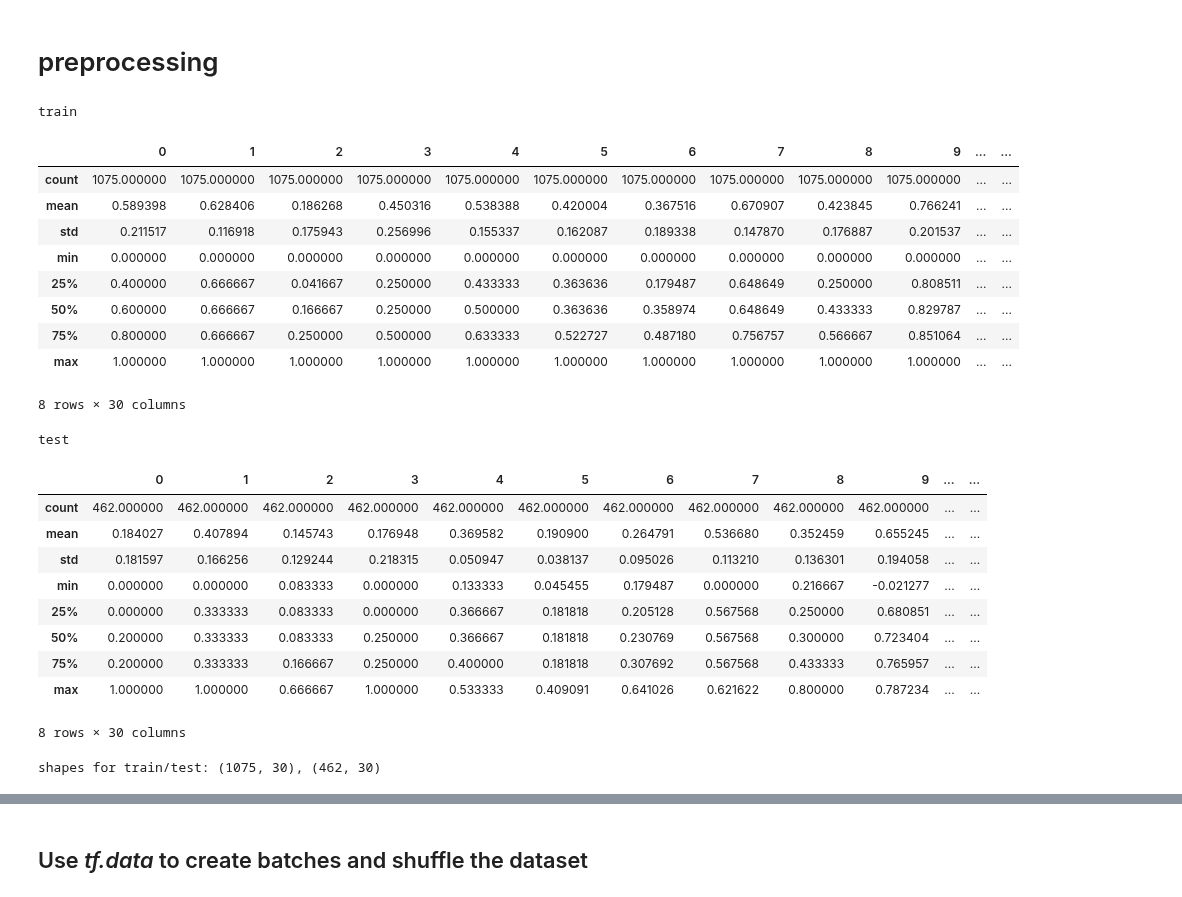
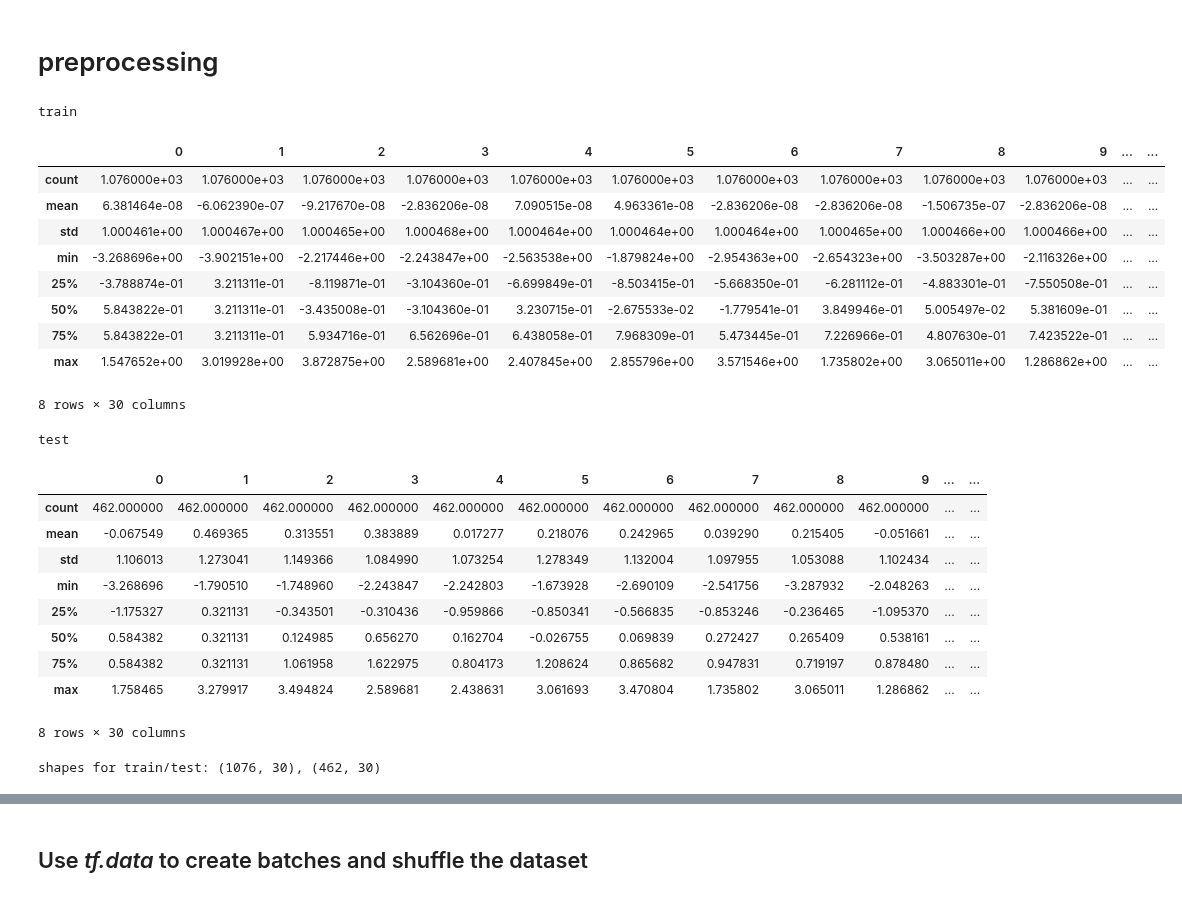
Before and after one commit to samuelsmal/drosophVAE, a Jupyter notebook: reparam_vae.ipynb, the cells around one changed output, grey strips where cells are left out. Saved outputs shown, nothing was run; the diff lists cells and outputs as text; code cells hidden in the pictures.

```diff
--- a/reparam_vae.ipynb
+++ b/reparam_vae.ipynb
@@ -94,7 +94,7 @@ run_config = {
     'time_series_length': 10,      # note that this is equal to the minimal wanted receptive field length
     'conv_layer_kernel_size': 2,   # you can set either this or `n_conv_layers` to None, it will be automatically computed. see section `Doc` for an explanation.
     'n_conv_layers': None,         # you can set either this or `conv_layer_kernel_size` to None, it will be automatically computed. see section `Doc` for an explanation.
-    'latent_dim': 2,               # should be adapted given the input dim
+    'latent_dim': 8,               # should be adapted given the input dim
     'batch_size': 100
 }
 
@@ -244,6 +244,7 @@ def _prep_2d_pos_data_(x):
 # scaling the data to be in [0, 1]
 # this is due to the sigmoid activation function in the reconstruction (and because ANN train better with normalised data) (which it is not...)
 scaler = MinMaxScaler()
+scaler = StandardScaler()
 
 #
 # reshapping the data
@@ -287,51 +288,51 @@ if run_config['debug']:
         reshaped_joint_position = _to_time_series_(reshaped_joint_position)
 
 #
 # split and apply scaler
 #
 
 if reshaped_joint_position.shape[0] > 10**5:
     n_of_data_points = int(reshaped_joint_position.shape[0] * 0.9)
 else:
     n_of_data_points = int(reshaped_joint_position.shape[0] * 0.7)
 
 if run_config['use_time_series']:
     data_train = reshaped_joint_position[:n_of_data_points]
     data_test = reshaped_joint_position[n_of_data_points:]
     print('train')
     display.display(pd.DataFrame(data_train[:, -1, :]).describe())
     print('test')
     display.display(pd.DataFrame(data_test[:, -1, :]).describe())
 else:
     data_train = scaler.fit_transform(reshaped_joint_position[:n_of_data_points])
     data_test = scaler.transform(reshaped_joint_position[n_of_data_points:])
     print('train')
     display.display(pd.DataFrame(data_train).describe())
     print('test')
     display.display(pd.DataFrame(data_test).describe())
 
 print(f"shapes for train/test: {data_train.shape}, {data_test.shape}")
 # %% [output]
 train
 |  | 0 | 1 | 2 | 3 | 4 | 5 | 6 | 7 | 8 | 9 | ... | ... |
-| count | 1075.000000 | 1075.000000 | 1075.000000 | 1075.000000 | 1075.000000 | 1075.000000 | 1075.000000 | 1075.000000 | 1075.000000 | 1075.000000 | ... | ... |
-| mean | 0.589398 | 0.628406 | 0.186268 | 0.450316 | 0.538388 | 0.420004 | 0.367516 | 0.670907 | 0.423845 | 0.766241 | ... | ... |
-| std | 0.211517 | 0.116918 | 0.175943 | 0.256996 | 0.155337 | 0.162087 | 0.189338 | 0.147870 | 0.176887 | 0.201537 | ... | ... |
-| min | 0.000000 | 0.000000 | 0.000000 | 0.000000 | 0.000000 | 0.000000 | 0.000000 | 0.000000 | 0.000000 | 0.000000 | ... | ... |
-| 25% | 0.400000 | 0.666667 | 0.041667 | 0.250000 | 0.433333 | 0.363636 | 0.179487 | 0.648649 | 0.250000 | 0.808511 | ... | ... |
-| 50% | 0.600000 | 0.666667 | 0.166667 | 0.250000 | 0.500000 | 0.363636 | 0.358974 | 0.648649 | 0.433333 | 0.829787 | ... | ... |
-| 75% | 0.800000 | 0.666667 | 0.250000 | 0.500000 | 0.633333 | 0.522727 | 0.487180 | 0.756757 | 0.566667 | 0.851064 | ... | ... |
-| max | 1.000000 | 1.000000 | 1.000000 | 1.000000 | 1.000000 | 1.000000 | 1.000000 | 1.000000 | 1.000000 | 1.000000 | ... | ... |
+| count | 1.076000e+03 | 1.076000e+03 | 1.076000e+03 | 1.076000e+03 | 1.076000e+03 | 1.076000e+03 | 1.076000e+03 | 1.076000e+03 | 1.076000e+03 | 1.076000e+03 | ... | ... |
+| mean | 6.381464e-08 | -6.062390e-07 | -9.217670e-08 | -2.836206e-08 | 7.090515e-08 | 4.963361e-08 | -2.836206e-08 | -2.836206e-08 | -1.506735e-07 | -2.836206e-08 | ... | ... |
+| std | 1.000461e+00 | 1.000467e+00 | 1.000465e+00 | 1.000468e+00 | 1.000464e+00 | 1.000464e+00 | 1.000464e+00 | 1.000465e+00 | 1.000466e+00 | 1.000466e+00 | ... | ... |
+| min | -3.268696e+00 | -3.902151e+00 | -2.217446e+00 | -2.243847e+00 | -2.563538e+00 | -1.879824e+00 | -2.954363e+00 | -2.654323e+00 | -3.503287e+00 | -2.116326e+00 | ... | ... |
+| 25% | -3.788874e-01 | 3.211311e-01 | -8.119871e-01 | -3.104360e-01 | -6.699849e-01 | -8.503415e-01 | -5.668350e-01 | -6.281112e-01 | -4.883301e-01 | -7.550508e-01 | ... | ... |
+| 50% | 5.843822e-01 | 3.211311e-01 | -3.435008e-01 | -3.104360e-01 | 3.230715e-01 | -2.675533e-02 | -1.779541e-01 | 3.849946e-01 | 5.005497e-02 | 5.381609e-01 | ... | ... |
+| 75% | 5.843822e-01 | 3.211311e-01 | 5.934716e-01 | 6.562696e-01 | 6.438058e-01 | 7.968309e-01 | 5.473445e-01 | 7.226966e-01 | 4.807630e-01 | 7.423522e-01 | ... | ... |
+| max | 1.547652e+00 | 3.019928e+00 | 3.872875e+00 | 2.589681e+00 | 2.407845e+00 | 2.855796e+00 | 3.571546e+00 | 1.735802e+00 | 3.065011e+00 | 1.286862e+00 | ... | ... |
 8 rows × 30 columns
 test
 |  | 0 | 1 | 2 | 3 | 4 | 5 | 6 | 7 | 8 | 9 | ... | ... |
 | count | 462.000000 | 462.000000 | 462.000000 | 462.000000 | 462.000000 | 462.000000 | 462.000000 | 462.000000 | 462.000000 | 462.000000 | ... | ... |
-| mean | 0.184027 | 0.407894 | 0.145743 | 0.176948 | 0.369582 | 0.190900 | 0.264791 | 0.536680 | 0.352459 | 0.655245 | ... | ... |
-| std | 0.181597 | 0.166256 | 0.129244 | 0.218315 | 0.050947 | 0.038137 | 0.095026 | 0.113210 | 0.136301 | 0.194058 | ... | ... |
-| min | 0.000000 | 0.000000 | 0.083333 | 0.000000 | 0.133333 | 0.045455 | 0.179487 | 0.000000 | 0.216667 | -0.021277 | ... | ... |
-| 25% | 0.000000 | 0.333333 | 0.083333 | 0.000000 | 0.366667 | 0.181818 | 0.205128 | 0.567568 | 0.250000 | 0.680851 | ... | ... |
-| 50% | 0.200000 | 0.333333 | 0.083333 | 0.250000 | 0.366667 | 0.181818 | 0.230769 | 0.567568 | 0.300000 | 0.723404 | ... | ... |
-| 75% | 0.200000 | 0.333333 | 0.166667 | 0.250000 | 0.400000 | 0.181818 | 0.307692 | 0.567568 | 0.433333 | 0.765957 | ... | ... |
-| max | 1.000000 | 1.000000 | 0.666667 | 1.000000 | 0.533333 | 0.409091 | 0.641026 | 0.621622 | 0.800000 | 0.787234 | ... | ... |
+| mean | -0.067549 | 0.469365 | 0.313551 | 0.383889 | 0.017277 | 0.218076 | 0.242965 | 0.039290 | 0.215405 | -0.051661 | ... | ... |
+| std | 1.106013 | 1.273041 | 1.149366 | 1.084990 | 1.073254 | 1.278349 | 1.132004 | 1.097955 | 1.053088 | 1.102434 | ... | ... |
+| min | -3.268696 | -1.790510 | -1.748960 | -2.243847 | -2.242803 | -1.673928 | -2.690109 | -2.541756 | -3.287932 | -2.048263 | ... | ... |
+| 25% | -1.175327 | 0.321131 | -0.343501 | -0.310436 | -0.959866 | -0.850341 | -0.566835 | -0.853246 | -0.236465 | -1.095370 | ... | ... |
+| 50% | 0.584382 | 0.321131 | 0.124985 | 0.656270 | 0.162704 | -0.026755 | 0.069839 | 0.272427 | 0.265409 | 0.538161 | ... | ... |
+| 75% | 0.584382 | 0.321131 | 1.061958 | 1.622975 | 0.804173 | 1.208624 | 0.865682 | 0.947831 | 0.719197 | 0.878480 | ... | ... |
+| max | 1.758465 | 3.279917 | 3.494824 | 2.589681 | 2.438631 | 3.061693 | 3.470804 | 1.735802 | 3.065011 | 1.286862 | ... | ... |
 8 rows × 30 columns
-shapes for train/test: (1075, 30), (462, 30)
+shapes for train/test: (1076, 30), (462, 30)
```
Also changed, not shown: parts of 15 cells of this notebook, 2 other files.
